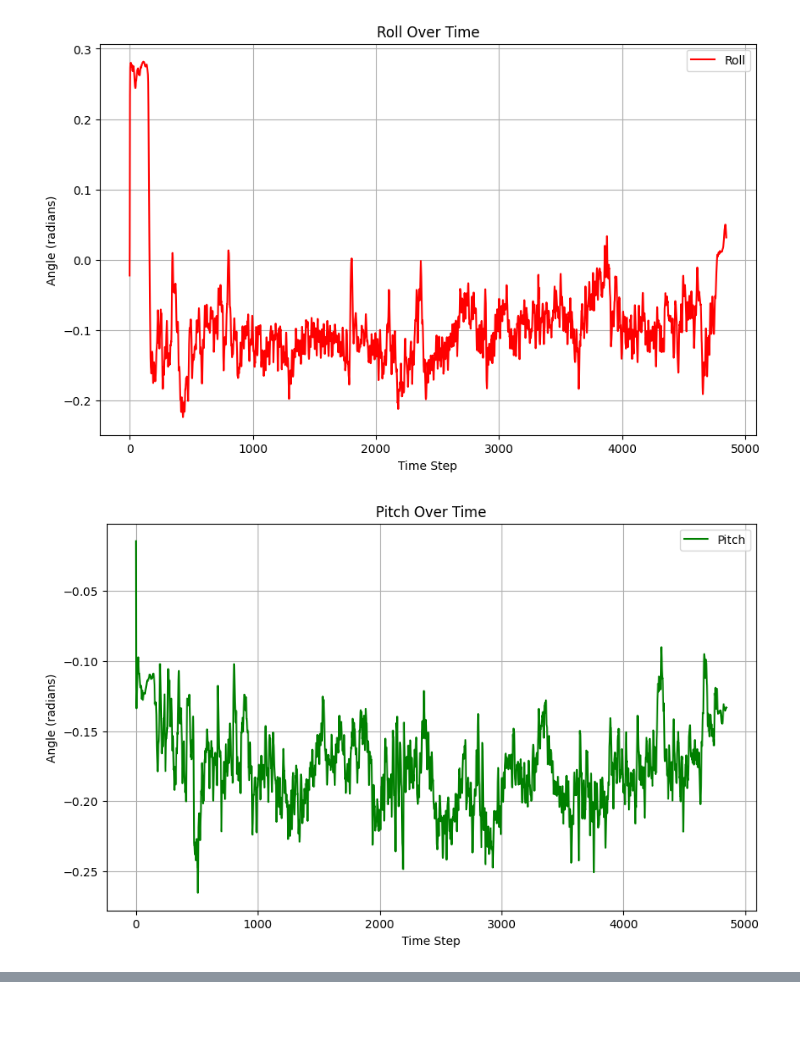
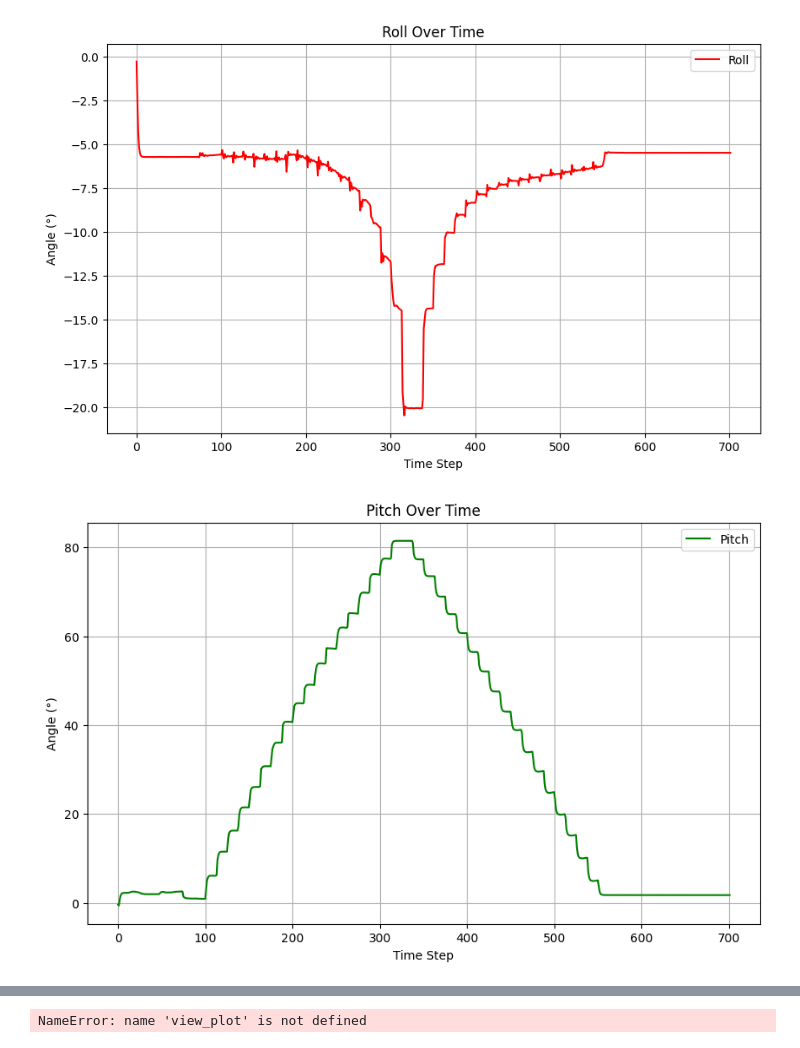
Before and after one commit to kjetteren/RaD_team1_HELIXON, a Jupyter notebook: kalman/QuaternionUKF.ipynb, the cells around one changed output, grey strips where cells are left out. Saved outputs shown, nothing was run; the diff lists cells and outputs as text; code cells hidden in the pictures; blank space fills up the shorter version.

Commit message:
plotting degrees instead of radians in UKF

```diff
--- a/kalman/QuaternionUKF.ipynb
+++ b/kalman/QuaternionUKF.ipynb
@@ -5,13 +5,13 @@ import numpy as np
 import matplotlib.pyplot as plt
 from filterpy.kalman import UnscentedKalmanFilter as UKF
 from filterpy.kalman import MerweScaledSigmaPoints
-import view_plot
+#import view_plot
 
 # Checking and printing the current working directory
 print(f"Current Working Directory: {os.getcwd()}")
 
 # Define file path relative to the current working directory
-data_file_path = "../utils/spiral_data/sensor_data_up_b.csv"
+data_file_path = "../utils/servo_rotation_data_90/rotation_x.csv"
 full_data_file_path = os.path.join(os.getcwd(), data_file_path)
 
 # Checking if the path exists
@@ -137,43 +133,43 @@ def plot_euler_angles_over_time(quaternion_data):
 
     for q in quaternion_data:
         roll, pitch, yaw = quaternion_to_euler_angles(q)
-        rolls.append(roll)
-        pitches.append(pitch)
-        yaws.append(yaw)
+        rolls.append(np.degrees(roll))
+        pitches.append(np.degrees(pitch))
+        yaws.append(np.degrees(yaw))
 
     # Plotting Roll
     plt.figure(figsize=(10, 6))
     plt.plot(rolls, label='Roll', color='r')
     plt.title('Roll Over Time')
     plt.xlabel('Time Step')
-    plt.ylabel('Angle (radians)')
+    plt.ylabel('Angle (°)')
     plt.legend()
     plt.grid(True)
     plt.show()
 
     # Plotting Pitch
     plt.figure(figsize=(10, 6))
     plt.plot(pitches, label='Pitch', color='g')
     plt.title('Pitch Over Time')
     plt.xlabel('Time Step')
-    plt.ylabel('Angle (radians)')
+    plt.ylabel('Angle (°)')
     plt.legend()
     plt.grid(True)
     plt.show()
 
     # Plotting Yaw
     plt.figure(figsize=(10, 6))
     plt.plot(yaws, label='Yaw', color='b')
     plt.title('Yaw Over Time')
     plt.xlabel('Time Step')
-    plt.ylabel('Angle (radians)')
+    plt.ylabel('Angle (°)')
     plt.legend()
     plt.grid(True)
     plt.show()
 
 
 # Visualize Euler angles over time
 plot_euler_angles_over_time(predicted_states)
 # %% [output]
-[figure, old version]
+[figure, new version]
-[figure, old version]
+[figure, new version]
@@ -194,3 +190,5 @@ def plot_euler_angles_3d(quaternion_data, step):
     view_plot.generate_plot(rolls,pitches,yaws,step)
 
 plot_euler_angles_3d(predicted_states,20)
+# %% [output]
+NameError: name 'view_plot' is not defined
```
Also changed, not shown: parts of 3 cells of this notebook.
